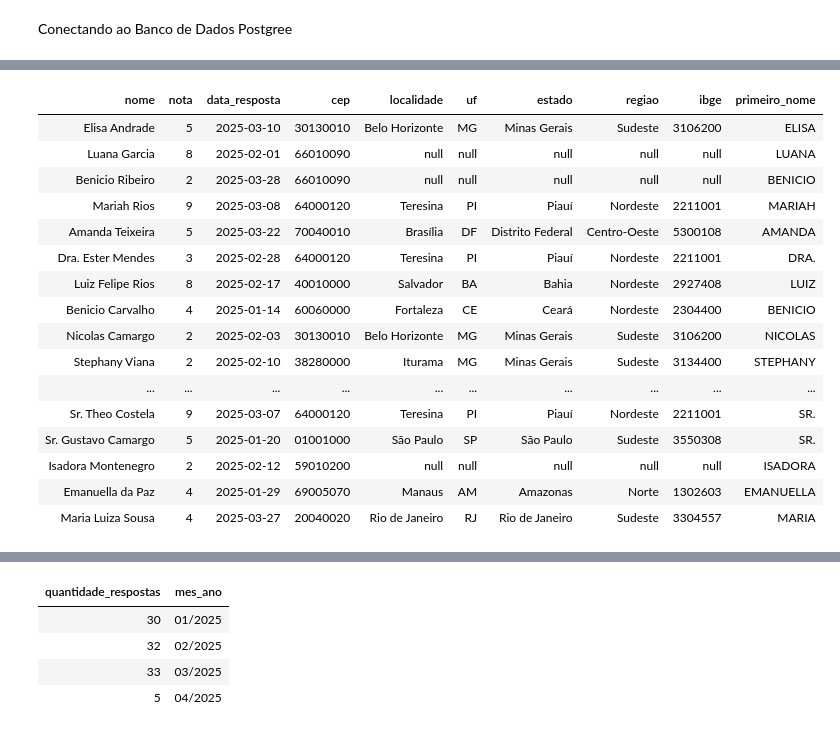
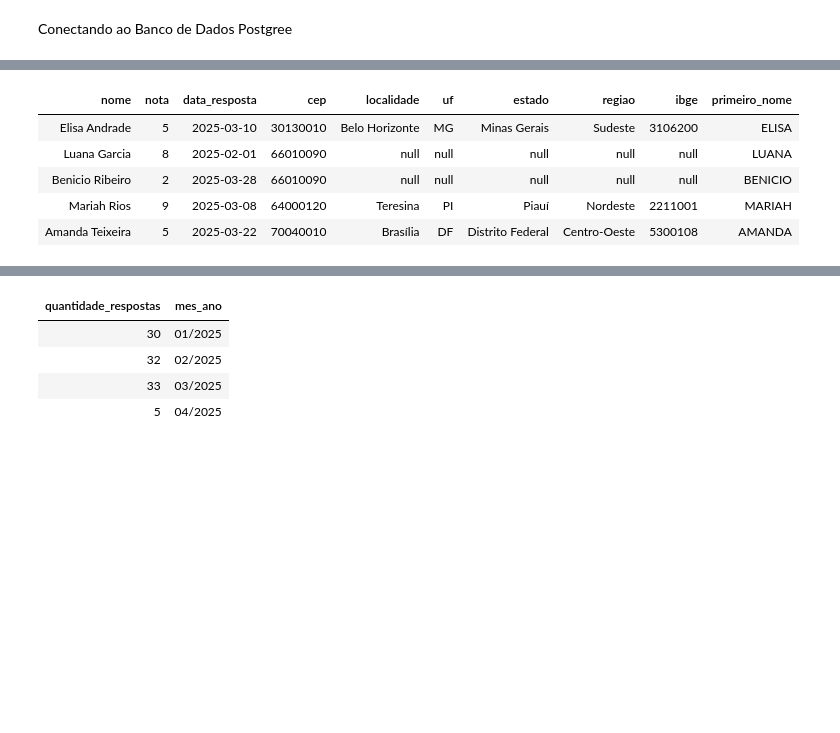
Before and after one commit to brunonogfont/databricks, a Jupyter notebook: indicadores_pesquisa.ipynb, the cells around one changed output, grey strips where cells are left out. Saved outputs shown, nothing was run; the diff lists cells and outputs as text; code cells hidden in the pictures; blank space fills up the shorter version.

```diff
--- a/indicadores_pesquisa.ipynb
+++ b/indicadores_pesquisa.ipynb
@@ -152,26 +98,15 @@ df_pesquisa_enriquecido = df_pesquisa_enriquecido.withColumn(
 )
 
 df_pesquisa_enriquecido = df_pesquisa_enriquecido.withColumn("primeiro_nome",trim(upper(df_pesquisa_enriquecido.primeiro_nome)))
-# %%
-df_pesquisa_enriquecido.display()
-# %% [output]
-| nome | nota | data_resposta | cep | localidade | uf | estado | regiao | ibge | primeiro_nome |
-| Elisa Andrade | 5 | 2025-03-10 | 30130010 | Belo Horizonte | MG | Minas Gerais | Sudeste | 3106200 | ELISA |
-| Luana Garcia | 8 | 2025-02-01 | 66010090 | null | null | null | null | null | LUANA |
-| Benicio Ribeiro | 2 | 2025-03-28 | 66010090 | null | null | null | null | null | BENICIO |
-| Mariah Rios | 9 | 2025-03-08 | 64000120 | Teresina | PI | Piauí | Nordeste | 2211001 | MARIAH |
-| Amanda Teixeira | 5 | 2025-03-22 | 70040010 | Brasília | DF | Distrito Federal | Centro-Oeste | 5300108 | AMANDA |
-| Dra. Ester Mendes | 3 | 2025-02-28 | 64000120 | Teresina | PI | Piauí | Nordeste | 2211001 | DRA. |
-| Luiz Felipe Rios | 8 | 2025-02-17 | 40010000 | Salvador | BA | Bahia | Nordeste | 2927408 | LUIZ |
-| Benicio Carvalho | 4 | 2025-01-14 | 60060000 | Fortaleza | CE | Ceará | Nordeste | 2304400 | BENICIO |
-| Nicolas Camargo | 2 | 2025-02-03 | 30130010 | Belo Horizonte | MG | Minas Gerais | Sudeste | 3106200 | NICOLAS |
-| Stephany Viana | 2 | 2025-02-10 | 38280000 | Iturama | MG | Minas Gerais | Sudeste | 3134400 | STEPHANY |
-| ... | ... | ... | ... | ... | ... | ... | ... | ... | ... |
-| Sr. Theo Costela | 9 | 2025-03-07 | 64000120 | Teresina | PI | Piauí | Nordeste | 2211001 | SR. |
-| Sr. Gustavo Camargo | 5 | 2025-01-20 | 01001000 | São Paulo | SP | São Paulo | Sudeste | 3550308 | SR. |
-| Isadora Montenegro | 2 | 2025-02-12 | 59010200 | null | null | null | null | null | ISADORA |
-| Emanuella da Paz | 4 | 2025-01-29 | 69005070 | Manaus | AM | Amazonas | Norte | 1302603 | EMANUELLA |
-| Maria Luiza Sousa | 4 | 2025-03-27 | 20040020 | Rio de Janeiro | RJ | Rio de Janeiro | Sudeste | 3304557 | MARIA |
+# %%
+display(df_pesquisa_enriquecido.limit(5))
+# %% [output]
+| nome | nota | data_resposta | cep | localidade | uf | estado | regiao | ibge | primeiro_nome |
+| Elisa Andrade | 5 | 2025-03-10 | 30130010 | Belo Horizonte | MG | Minas Gerais | Sudeste | 3106200 | ELISA |
+| Luana Garcia | 8 | 2025-02-01 | 66010090 | null | null | null | null | null | LUANA |
+| Benicio Ribeiro | 2 | 2025-03-28 | 66010090 | null | null | null | null | null | BENICIO |
+| Mariah Rios | 9 | 2025-03-08 | 64000120 | Teresina | PI | Piauí | Nordeste | 2211001 | MARIAH |
+| Amanda Teixeira | 5 | 2025-03-22 | 70040010 | Brasília | DF | Distrito Federal | Centro-Oeste | 5300108 | AMANDA |
 # %%
 df_indicadores_pesquisa = df_pesquisa_enriquecido.join(df_classificacao_nomes,
                                                        df_pesquisa_enriquecido["primeiro_nome"] == df_classificacao_nomes["nome"],
```
Also changed, not shown: parts of 11 cells of this notebook.
